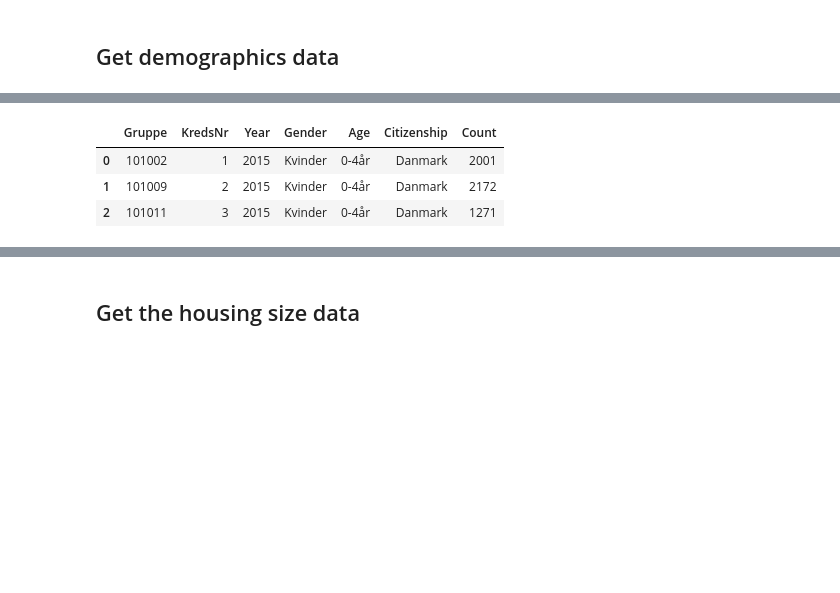
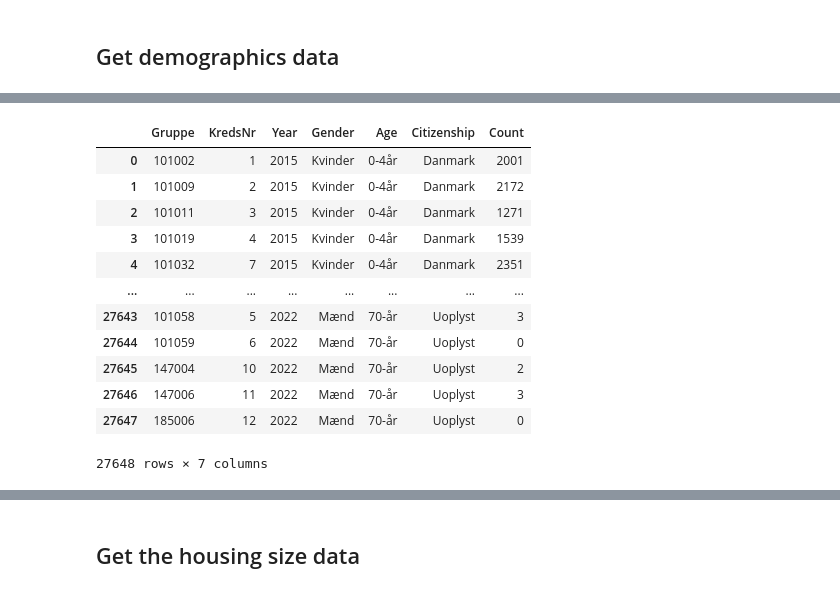
Before and after one commit to johannefranck/SocialData2025_FinalProject, a Jupyter notebook: Project_Data.ipynb, the cells around one changed output, grey strips where cells are left out. Drawn from its saved outputs; the diff is of its cells as text; code cells hidden in the pictures; blank space fills up the shorter version.

```diff
--- a/Project_Data.ipynb
+++ b/Project_Data.ipynb
@@ -194,9 +245,18 @@ df_pop_demographics = df_pop_demographics[['Gruppe', 'KredsNr','Year', 'Gender',
 #Nans values in Counts columns will be treated as 0
 df_pop_demographics['Count'] = df_pop_demographics['Count'].fillna(0)
 # %%
-df_pop_demographics.head(3)
+df_pop_demographics
 # %% [output]
 |  | Gruppe | KredsNr | Year | Gender | Age | Citizenship | Count |
 | 0 | 101002 | 1 | 2015 | Kvinder | 0-4år | Danmark | 2001 |
 | 1 | 101009 | 2 | 2015 | Kvinder | 0-4år | Danmark | 2172 |
 | 2 | 101011 | 3 | 2015 | Kvinder | 0-4år | Danmark | 1271 |
+| 3 | 101019 | 4 | 2015 | Kvinder | 0-4år | Danmark | 1539 |
+| 4 | 101032 | 7 | 2015 | Kvinder | 0-4år | Danmark | 2351 |
+| ... | ... | ... | ... | ... | ... | ... | ... |
+| 27643 | 101058 | 5 | 2022 | Mænd | 70-år | Uoplyst | 3 |
+| 27644 | 101059 | 6 | 2022 | Mænd | 70-år | Uoplyst | 0 |
+| 27645 | 147004 | 10 | 2022 | Mænd | 70-år | Uoplyst | 2 |
+| 27646 | 147006 | 11 | 2022 | Mænd | 70-år | Uoplyst | 3 |
+| 27647 | 185006 | 12 | 2022 | Mænd | 70-år | Uoplyst | 0 |
+27648 rows × 7 columns
```
Also changed, not shown: parts of 7 cells of this notebook, 1 other file.
